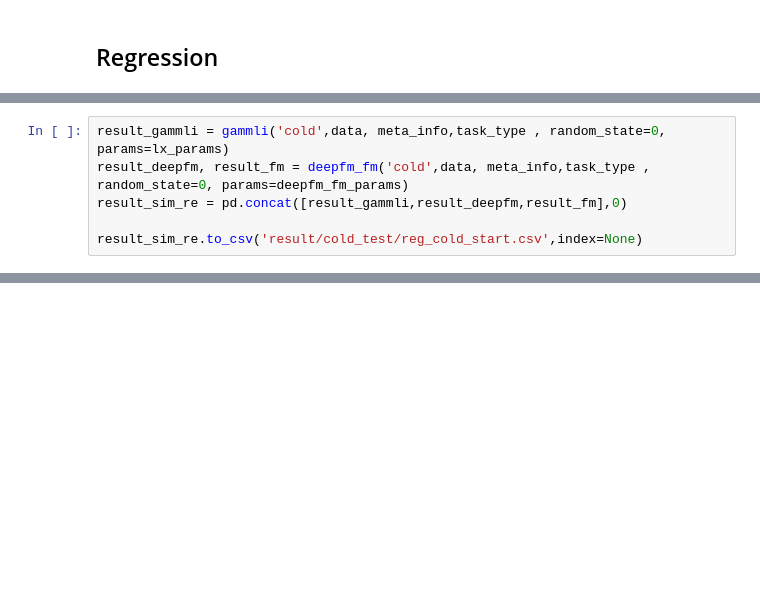
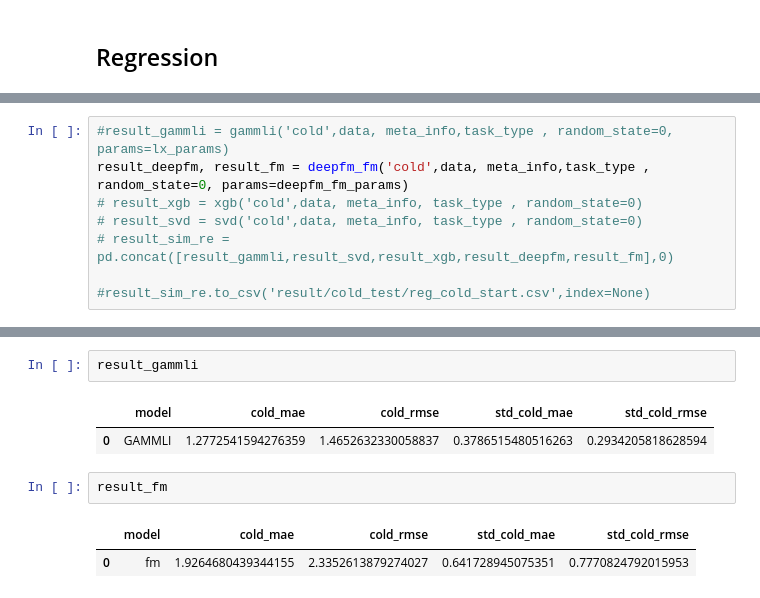
Before and after one commit to CnBDM-Su/GAMMLI, a Jupyter notebook: scripts/cold_test.ipynb, the cells around one changed output, grey strips where cells are left out. Cells and saved outputs as stored; diff of their text form; blank space fills up the shorter version.

```diff
--- a/scripts/cold_test.ipynb
+++ b/scripts/cold_test.ipynb
@@ -63,11 +63,13 @@ deepfm_fm_params = {
         "early_stopping": True
     }
 # %%
-result_gammli = gammli('cold',data, meta_info,task_type , random_state=0, params=lx_params)
+#result_gammli = gammli('cold',data, meta_info,task_type , random_state=0, params=lx_params)
 result_deepfm, result_fm = deepfm_fm('cold',data, meta_info,task_type , random_state=0, params=deepfm_fm_params)
-result_sim_re = pd.concat([result_gammli,result_deepfm,result_fm],0)
+# result_xgb = xgb('cold',data, meta_info, task_type , random_state=0)
+# result_svd = svd('cold',data, meta_info, task_type , random_state=0)
+# result_sim_re = pd.concat([result_gammli,result_svd,result_xgb,result_deepfm,result_fm],0)
 
-result_sim_re.to_csv('result/cold_test/reg_cold_start.csv',index=None)
+#result_sim_re.to_csv('result/cold_test/reg_cold_start.csv',index=None)
 # %% [output]
 A value is trying to be set on a copy of a slice from a DataFrame.
 Try using .loc[row_indexer,col_indexer] = value instead
@@ -137,0 +200,10 @@ no cold samples
+# %%
+result_gammli
+# %% [output]
+|  | model | cold_mae | cold_rmse | std_cold_mae | std_cold_rmse |
+| 0 | GAMMLI | 1.2772541594276359 | 1.4652632330058837 | 0.3786515480516263 | 0.2934205818628594 |
+# %%
+result_fm
+# %% [output]
+|  | model | cold_mae | cold_rmse | std_cold_mae | std_cold_rmse |
+| 0 | fm | 1.9264680439344155 | 2.3352613879274027 | 0.641728945075351 | 0.7770824792015953 |
```
Also changed, not shown: parts of 2 cells of this notebook, 22 other files.
